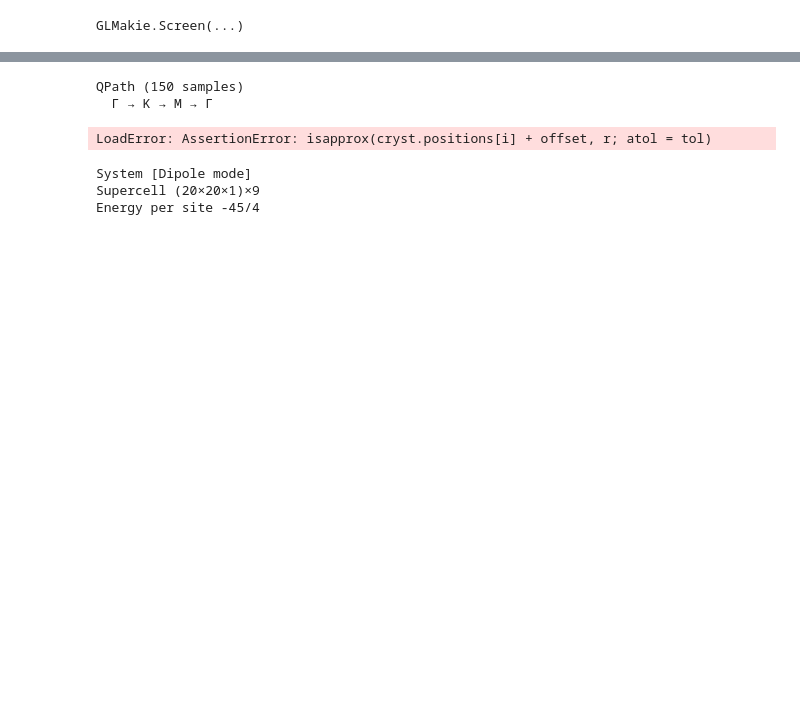
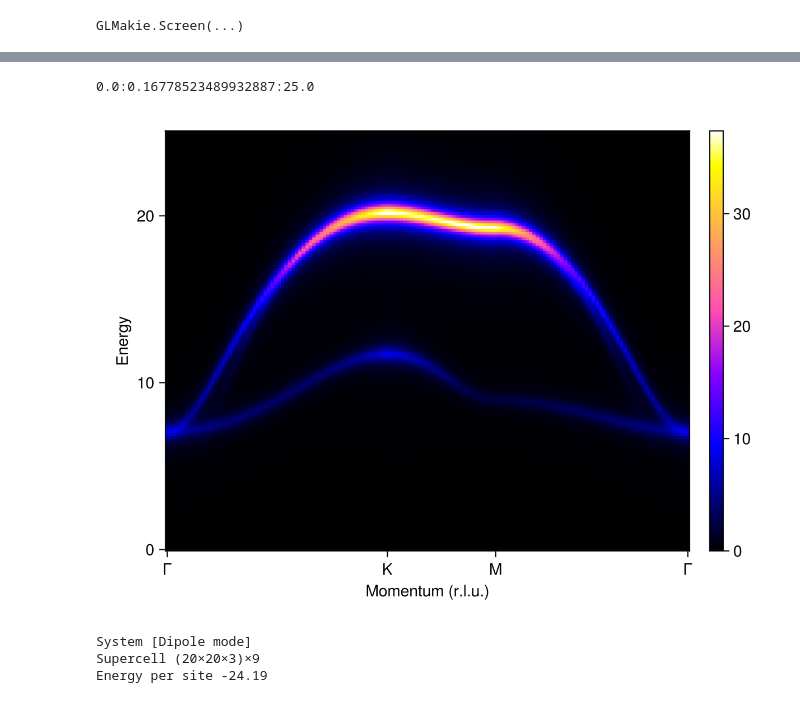
Before and after one commit to LivNoerholm/Kagome-LSWT, a Jupyter notebook: LSWT_jarosite.ipynb, the cells around one changed output, grey strips where cells are left out. Saved outputs shown, nothing was run; the diff lists cells and outputs as text; code cells hidden in the pictures; blank space fills up the shorter version.

```diff
--- a/LSWT_jarosite.ipynb
+++ b/LSWT_jarosite.ipynb
@@ -31,24 +29,47 @@ Converged in 223 iterations
 # %%
-qs = [[0, 0, 0], [1/3, 1/3, 0], [1/2, 0, 0], [0, 0, 0]]
+qs1 = [[0, 0, 0], [1/3, 1/3, 0], [1/2, 0, 0], [0, 0, 0]]
+qs2 = [[0, 0, 1], [1/3, 1/3, 1], [1/2, 0, 1], [0, 0, 1]]
+qs3 = [[0, 0, -1], [1/3, 1/3, -1], [1/2, 0, -1], [0, 0, -1]]
 labels = ["Γ", "K", "M", "Γ"]
-path = q_space_path(fe_cryst, qs, 150; labels)
+path1 = q_space_path(fe_cryst, qs1, 150; labels)
+path2 = q_space_path(fe_cryst, qs2, 150; labels)
+path3 = q_space_path(fe_cryst, qs3, 150; labels)
+
+
+kernel = lorentzian(fwhm=0.8)
+energies = range(0, 25, 150)
 # %% [output]
-QPath (150 samples)
-  Γ → K → M → Γ
+0.0:0.16778523489932887:25.0
 # %%
-kernel = lorentzian(fwhm=0.8)
-energies = range(0, 25, 150)
 swt = SpinWaveTheory(sys; measure=ssf_perp(sys))
-res = intensities(swt, path; energies, kernel)
-plot_intensities(res, colorrange=(0, 20))
+res1 = intensities(swt, path1; energies, kernel)
+res2 = intensities(swt, path2; energies, kernel)
+res3 = intensities(swt, path3; energies, kernel)
+res_data = (res1.data + res2.data + res3.data)/3
+res_e = (res1.energies + res2.energies + res3.energies)/3
+
+filepath = joinpath(@__DIR__, "resdata.txt")
+filepath2 = joinpath(@__DIR__, "resE.txt")
+open(filepath, "w") do f
+    for row in eachrow(res_data)
+        println(f, join(row, ", "))
+    end
+end
+open(filepath2, "w") do f
+    for row in eachrow(res_e)
+        println(f, join(row, ", "))
+    end
+end
+
+plot_intensities(res3)
 # %% [output]
-LoadError: AssertionError: isapprox(cryst.positions[i] + offset, r; atol = tol)
+[figure, added]
 # %%
-sys_inhom = to_inhomogeneous(repeat_periodically(sys, (20, 20, 1)))
+sys_inhom = to_inhomogeneous(repeat_periodically(sys, (20, 20, 3)))
 # %% [output]
 System [Dipole mode]
-Supercell (20×20×1)×9
-Energy per site -45/4
+Supercell (20×20×3)×9
+Energy per site -24.19
 # %%
 for (site1, site2, offset) in symmetry_equivalent_bonds(sys_inhom, Bond(1, 1, [1, 0, 0]))
     noise = randn(sys_inhom.rng)/3
```
Also changed, not shown: parts of 5 cells of this notebook, 3 other files.
